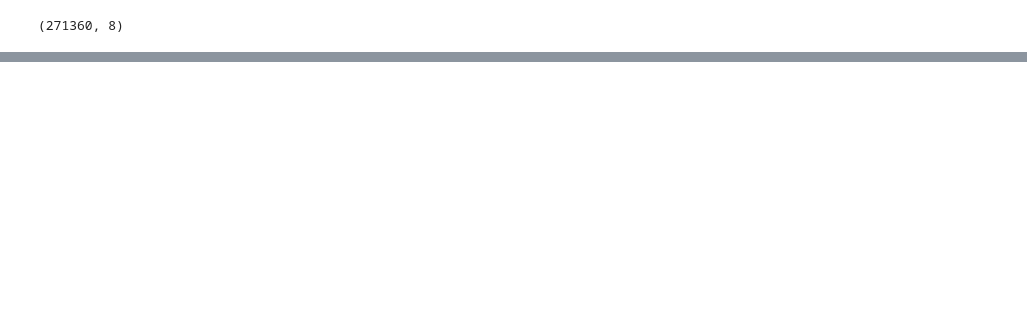
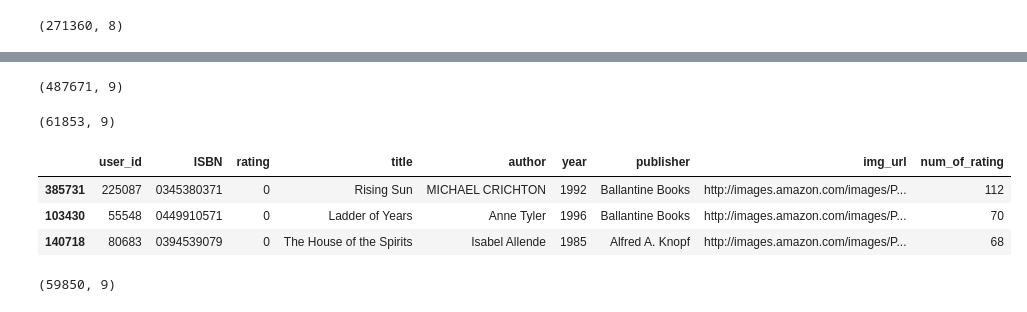
Before and after one commit to Jospin6/ai_training, a Jupyter notebook: notebooks/ml.ipynb, the cells around one changed output, grey strips where cells are left out. Cells and saved outputs as stored; diff of their text form; code cells hidden in the pictures; blank space fills up the shorter version.

```diff
--- a/notebooks/ml.ipynb
+++ b/notebooks/ml.ipynb
@@ -19,0 +168,2 @@ books.shape
+# %%
+num_rating = ratings_with_books.groupby('title')["rating"].count().reset_index()
@@ -19,0 +179,2 @@ books.shape
+# %%
+num_rating.rename(columns={"rating": "num_of_rating"}, inplace=True)
@@ -19,0 +190,2 @@ books.shape
+# %%
+final_rating = ratings_with_books.merge(num_rating, on="title")
@@ -19,0 +198,17 @@ books.shape
+# %%
+final_rating.shape
+# %% [output]
+(487671, 9)
+# %%
+final_rating = final_rating[final_rating["num_of_rating"]>=50]
+# %%
+final_rating.shape
+# %% [output]
+(61853, 9)
+# %%
+final_rating.sample(3)
+# %% [output]
+|  | user_id | ISBN | rating | title | author | year | publisher | img_url | num_of_rating |
+| 385731 | 225087 | 0345380371 | 0 | Rising Sun | MICHAEL CRICHTON | 1992 | Ballantine Books | http://images.amazon.com/images/P... | 112 |
+| 103430 | 55548 | 0449910571 | 0 | Ladder of Years | Anne Tyler | 1996 | Ballantine Books | http://images.amazon.com/images/P... | 70 |
+| 140718 | 80683 | 0394539079 | 0 | The House of the Spirits | Isabel Allende | 1985 | Alfred A. Knopf | http://images.amazon.com/images/P... | 68 |
@@ -19,0 +217,4 @@ books.shape
+# %%
+final_rating.shape
+# %% [output]
+(59850, 9)
```
Also changed, not shown: parts of 51 cells of this notebook, 7 other files.
